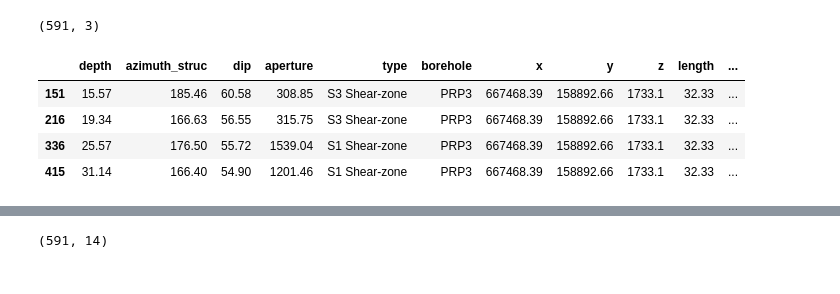
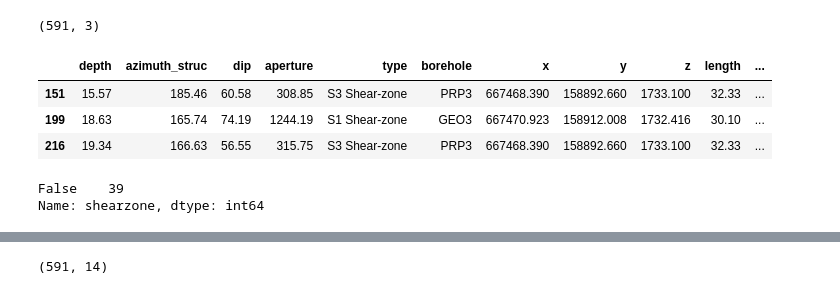
Before and after one commit to zhang-cugb/mastersproject, a Jupyter notebook: src/mastersproject/GTS/Method prototypes/filter uncertain data.ipynb, the cells around one changed output, grey strips where cells are left out. Drawn from its saved outputs; the diff is of its cells as text; code cells hidden in the pictures.

```diff
--- a/src/mastersproject/GTS/Method prototypes/filter uncertain data.ipynb
+++ b/src/mastersproject/GTS/Method prototypes/filter uncertain data.ipynb
@@ -44,20 +44,28 @@ strc1.shape
 # %% [output]
 (591, 3)
 # %%
+# Merge with depth tolerance (atol=0.01)
 full_df = pd.merge_asof(strc.sort_values('depth'),
                   sz_bh.sort_values('depth'),
                   by='borehole',
                   on='depth',
                   tolerance=0.01,
                   direction='nearest')
 df_no_na = full_df[full_df.shearzone.notna()]
 # t3 = tt[tt['borehole'] == 'PRP3']
 
 df_filtered = df_no_na[df_no_na.type.isin(['S1 Shear-zone', 'S3 Shear-zone', 'Minor ductile Shear-zone'])]
-df_filtered[df_filtered['borehole'] == 'PRP3']
+# df_filtered[df_filtered['borehole'] == 'PRP3']
+df_filtered.head(3)
 # %% [output]
 |  | depth | azimuth_struc | dip | aperture | type | borehole | x | y | z | length | ... |
-| 151 | 15.57 | 185.46 | 60.58 | 308.85 | S3 Shear-zone | PRP3 | 667468.39 | 158892.66 | 1733.1 | 32.33 | ... |
-| 216 | 19.34 | 166.63 | 56.55 | 315.75 | S3 Shear-zone | PRP3 | 667468.39 | 158892.66 | 1733.1 | 32.33 | ... |
-| 336 | 25.57 | 176.50 | 55.72 | 1539.04 | S1 Shear-zone | PRP3 | 667468.39 | 158892.66 | 1733.1 | 32.33 | ... |
-| 415 | 31.14 | 166.40 | 54.90 | 1201.46 | S1 Shear-zone | PRP3 | 667468.39 | 158892.66 | 1733.1 | 32.33 | ... |
+| 151 | 15.57 | 185.46 | 60.58 | 308.85 | S3 Shear-zone | PRP3 | 667468.390 | 158892.660 | 1733.100 | 32.33 | ... |
+| 199 | 18.63 | 165.74 | 74.19 | 1244.19 | S1 Shear-zone | GEO3 | 667470.923 | 158912.008 | 1732.416 | 30.10 | ... |
+| 216 | 19.34 | 166.63 | 56.55 | 315.75 | S3 Shear-zone | PRP3 | 667468.390 | 158892.660 | 1733.100 | 32.33 | ... |
+# %%
+_mask = full_df.shearzone.notna()
+_mask2 = full_df.type.isin(['S1 Shear-zone', 'S3 Shear-zone', 'Minor ductile Shear-zone'])
+full_df[_mask & _mask2].shearzone.isna().value_counts()
+# %% [output]
+False    39
+Name: shearzone, dtype: int64
```
Also changed, not shown: parts of 11 cells of this notebook, 1 other file.
